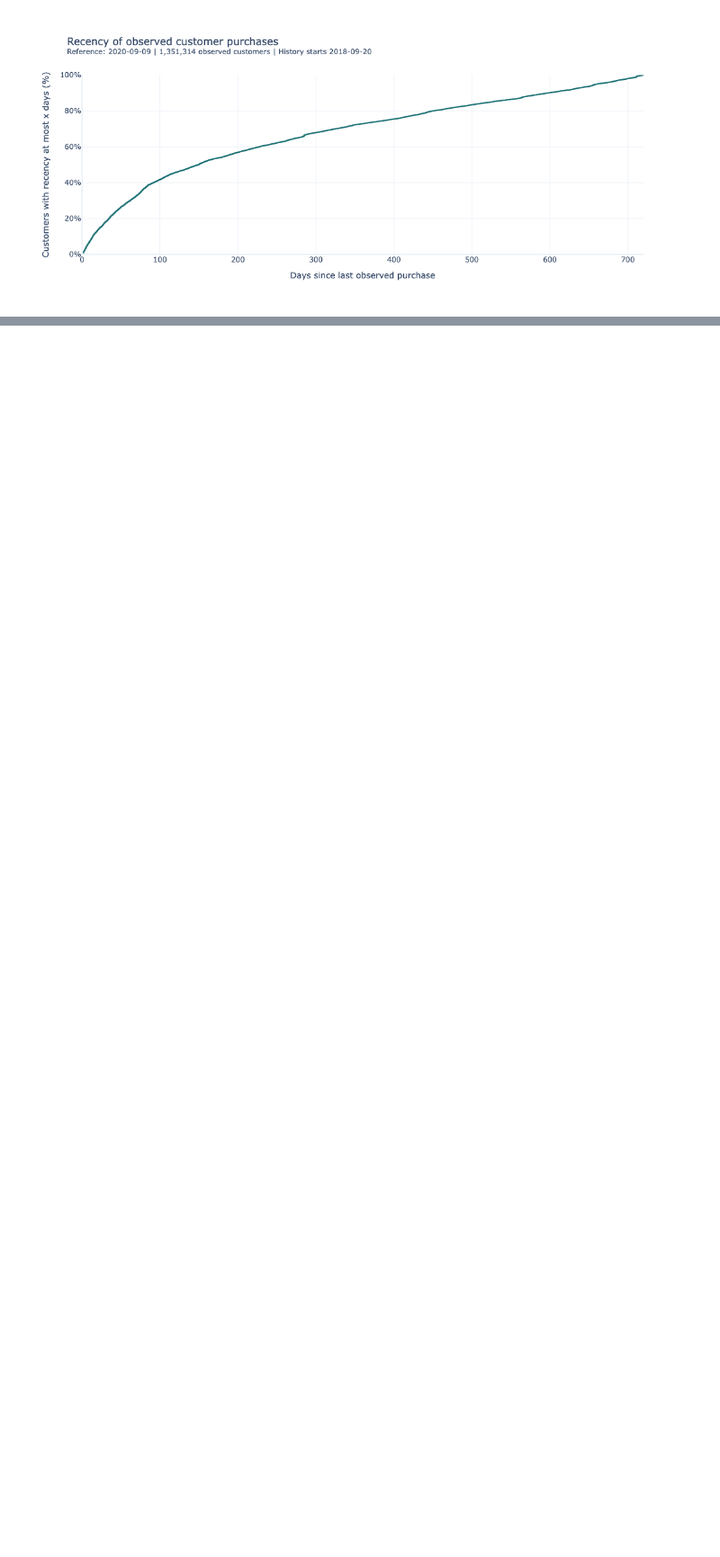
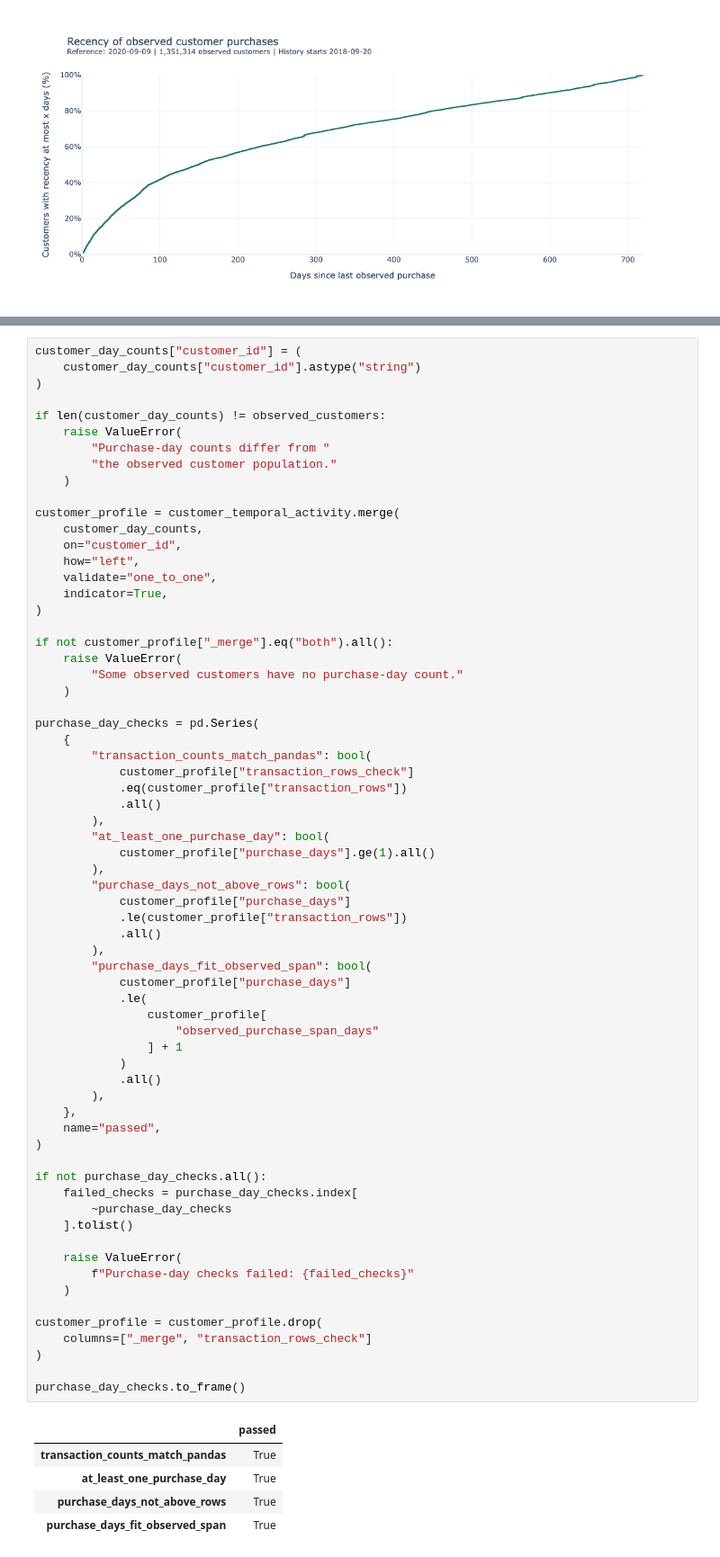
Before and after one commit to Songhai9/atelier-ai-project, a Jupyter notebook: notebooks/behavioral_eda.ipynb, the cells around one changed output, grey strips where cells are left out. Shown at 90% size. Drawn from its saved outputs; the diff is of its cells as text; blank space fills up the shorter version.

```diff
--- a/notebooks/behavioral_eda.ipynb
+++ b/notebooks/behavioral_eda.ipynb
@@ -999,0 +1131,72 @@ fig.show(
+# %%
+customer_day_counts["customer_id"] = (
+    customer_day_counts["customer_id"].astype("string")
+)
+
+if len(customer_day_counts) != observed_customers:
+    raise ValueError(
+        "Purchase-day counts differ from "
+        "the observed customer population."
+    )
+
+customer_profile = customer_temporal_activity.merge(
+    customer_day_counts,
+    on="customer_id",
+    how="left",
+    validate="one_to_one",
+    indicator=True,
+)
+
+if not customer_profile["_merge"].eq("both").all():
+    raise ValueError(
+        "Some observed customers have no purchase-day count."
+    )
+
+purchase_day_checks = pd.Series(
+    {
+        "transaction_counts_match_pandas": bool(
+            customer_profile["transaction_rows_check"]
+            .eq(customer_profile["transaction_rows"])
+            .all()
+        ),
+        "at_least_one_purchase_day": bool(
+            customer_profile["purchase_days"].ge(1).all()
+        ),
+        "purchase_days_not_above_rows": bool(
+            customer_profile["purchase_days"]
+            .le(customer_profile["transaction_rows"])
+            .all()
+        ),
+        "purchase_days_fit_observed_span": bool(
+            customer_profile["purchase_days"]
+            .le(
+                customer_profile[
+                    "observed_purchase_span_days"
+                ] + 1
+            )
+            .all()
+        ),
+    },
+    name="passed",
+)
+
+if not purchase_day_checks.all():
+    failed_checks = purchase_day_checks.index[
+        ~purchase_day_checks
+    ].tolist()
+
+    raise ValueError(
+        f"Purchase-day checks failed: {failed_checks}"
+    )
+
+customer_profile = customer_profile.drop(
+    columns=["_merge", "transaction_rows_check"]
+)
+
+purchase_day_checks.to_frame()
+# %% [output]
+|  | passed |
+| transaction_counts_match_pandas | True |
+| at_least_one_purchase_day | True |
+| purchase_days_not_above_rows | True |
+| purchase_days_fit_observed_span | True |
```
Also changed, not shown: parts of 10 cells of this notebook, 2 other files.
